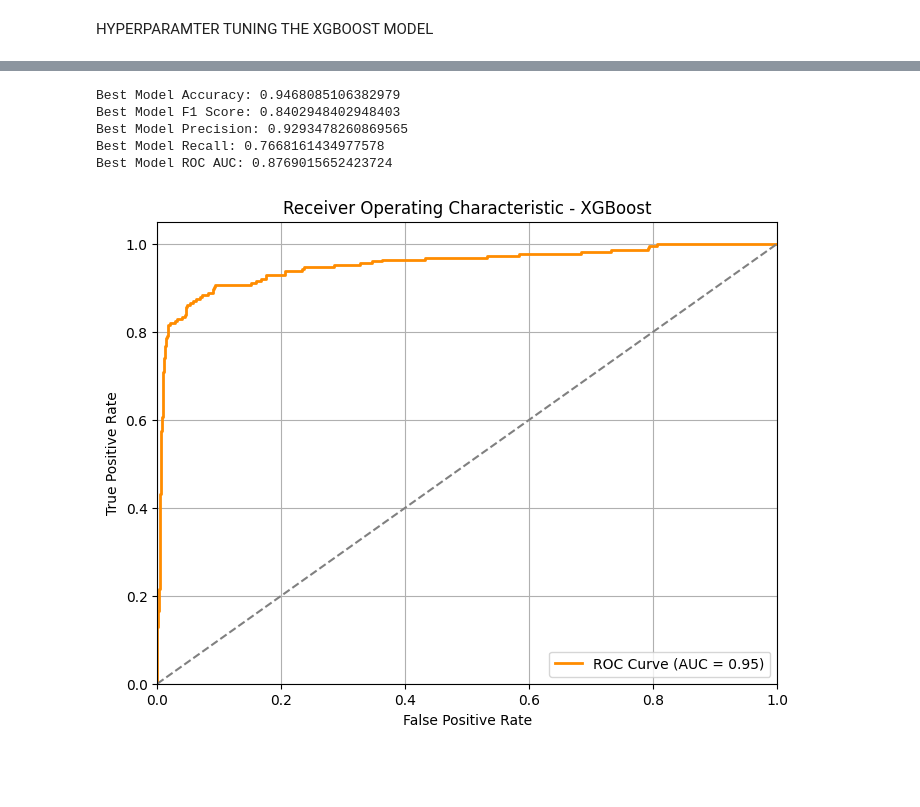
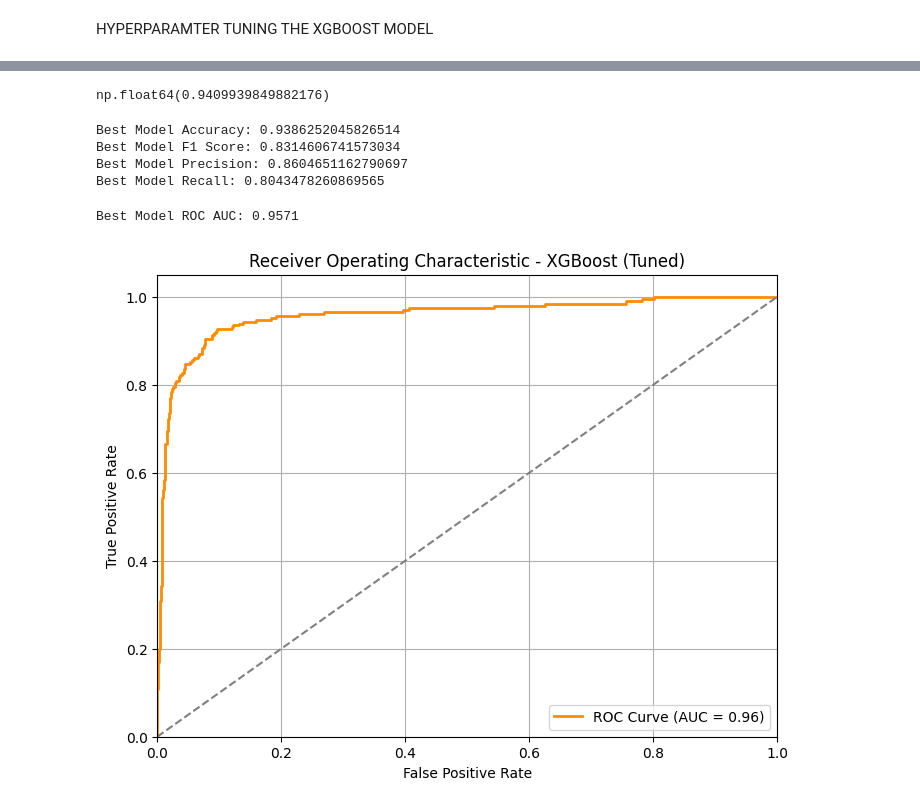
Before and after one commit to SarthakSharma2004/wanderwell-purchase-prospenity-modelling, a Jupyter notebook: Notebooks/Model_Training.ipynb, the cells around one changed output, grey strips where cells are left out. Cells and saved outputs as stored; diff of their text form; code cells hidden in the pictures; blank space fills up the shorter version.

Commit message:
Added tuned XGBoost model, ROC AUC visualization, and model saving

```diff
--- a/Notebooks/Model_Training.ipynb
+++ b/Notebooks/Model_Training.ipynb
@@ -43,7 +66,7 @@ X_train.shape, X_test.shape, y_train.shape, y_test.shape
 # %%
-cat_col = X.select_dtypes(include = 'object').columns
+cat_col = X_train.select_dtypes(include = 'object').columns
 
-num_col = X.select_dtypes(exclude = ['object']).columns
+num_col = X_train.select_dtypes(exclude = ['object']).columns
 
 numeric_transformer = StandardScaler()
 
@@ -72 +99,7 @@ pd.DataFrame(X_train).head()
 5 rows × 26 columns
+# %%
+#  DEFINING SCALE POS WEIGHT FOR XGBOOST. TO HANDLE IMBALANCED DATA
+
+scale_pos = y_train.value_counts()[0] / y_train.value_counts()[1]
+
+print(scale_pos)
@@ -74,9 +109,9 @@ pd.DataFrame(X_train).head()
 # Define the models
 
 models = {
-    'XGBClassifier': XGBClassifier(),
-    'GradientBoostingClassifier': GradientBoostingClassifier(),
-    'RandomForestClassifier': RandomForestClassifier()
+    'XGBClassifier': XGBClassifier(scale_pos_weight = scale_pos , random_state = 42),
+    'GradientBoostingClassifier': GradientBoostingClassifier(random_state = 42),
+    'RandomForestClassifier': RandomForestClassifier(class_weight='balanced' , random_state = 42)
 }
 
 for name , clf in models.items() :
@@ -85,7 +120,7 @@ for name , clf in models.items() :
 
     y_pred = clf.predict(X_test)
 
-    print(f"Model {name} trained successfully.")
+    print(f"Model {name} trained successfully." , '\n')
     print(f"Accuracy: {accuracy_score(y_test, y_pred)}")
     print(f"F1 Score: {f1_score(y_test, y_pred)}")
     print(f"Precision: {precision_score(y_test, y_pred)}")
@@ -127,7 +162,7 @@ param_grid = {
     'colsample_bytree': [0.8 , 1.0]
 }
 
-random_search = RandomizedSearchCV(models['XGBClassifier'], param_distributions=param_grid , cv = 5 , n_iter = 100)
+random_search = RandomizedSearchCV(models['XGBClassifier'], param_distributions=param_grid , cv = 5 , n_iter = 100 , scoring = 'roc_auc' , n_jobs = -1)
 
 random_search.fit(X_train, y_train)
 # %% [output]
@@ -155,3 +190,7 @@ Best parameters found:  {'subsample': 0.9, 'n_estimators': 200, 'max_depth': 7,
+# %%
+random_search.best_score_
+# %% [output]
+np.float64(0.9409939849882176)
 # %%
 y_pred_best = random_search.predict(X_test)
 
@@ -159,13 +198,17 @@ print(f"Best Model Accuracy: {accuracy_score(y_test, y_pred_best)}")
 print(f"Best Model F1 Score: {f1_score(y_test, y_pred_best)}")
 print(f"Best Model Precision: {precision_score(y_test, y_pred_best)}")
 print(f"Best Model Recall: {recall_score(y_test, y_pred_best)}")
-print(f"Best Model ROC AUC: {roc_auc_score(y_test, y_pred_best)}")
 # %% [output]
-Best Model Accuracy: 0.9468085106382979
-Best Model F1 Score: 0.8402948402948403
-Best Model Precision: 0.9293478260869565
-Best Model Recall: 0.7668161434977578
-Best Model ROC AUC: 0.8769015652423724
+Best Model Accuracy: 0.9386252045826514
+Best Model F1 Score: 0.8314606741573034
+Best Model Precision: 0.8604651162790697
+Best Model Recall: 0.8043478260869565
+# %%
+y_prob_best = random_search.predict_proba(X_test)[:, 1]
+
+print(f"Best Model ROC AUC: {roc_auc_score(y_test, y_prob_best):.4f}")
+# %% [output]
+Best Model ROC AUC: 0.9571
 # %%
 y_prob = random_search.predict_proba(X_test)[:, 1]
 
@@ -174,19 +217,24 @@ fpr, tpr, thresholds = roc_curve(y_test, y_prob)
 roc_auc = auc(fpr, tpr)
 # %%
 # Plot the ROC curve
+
 plt.figure(figsize=(8, 6))
-plt.plot(fpr, tpr, color='darkorange', lw=2, label=f'ROC Curve (AUC = {roc_auc:.2f})')
-plt.plot([0, 1], [0, 1], color='gray', linestyle='--')  # Diagonal
+plt.plot(fpr, tpr, color='darkorange', lw=2,
+         label=f'ROC Curve (AUC = {roc_auc:.2f})')
+
+# Diagonal line for random classifier
+plt.plot([0, 1], [0, 1], color='gray', linestyle='--')
+
 plt.xlim([0.0, 1.0])
 plt.ylim([0.0, 1.05])
 plt.xlabel('False Positive Rate')
 plt.ylabel('True Positive Rate')
-plt.title('Receiver Operating Characteristic - XGBoost')
+plt.title('Receiver Operating Characteristic - XGBoost (Tuned)')
 plt.legend(loc='lower right')
 plt.grid(True)
 plt.show()
 # %% [output]
-[figure, old version]
+[figure, new version]
 # %%
 import pickle
 
```
Also changed, not shown: parts of 11 cells of this notebook, 2 other files.
